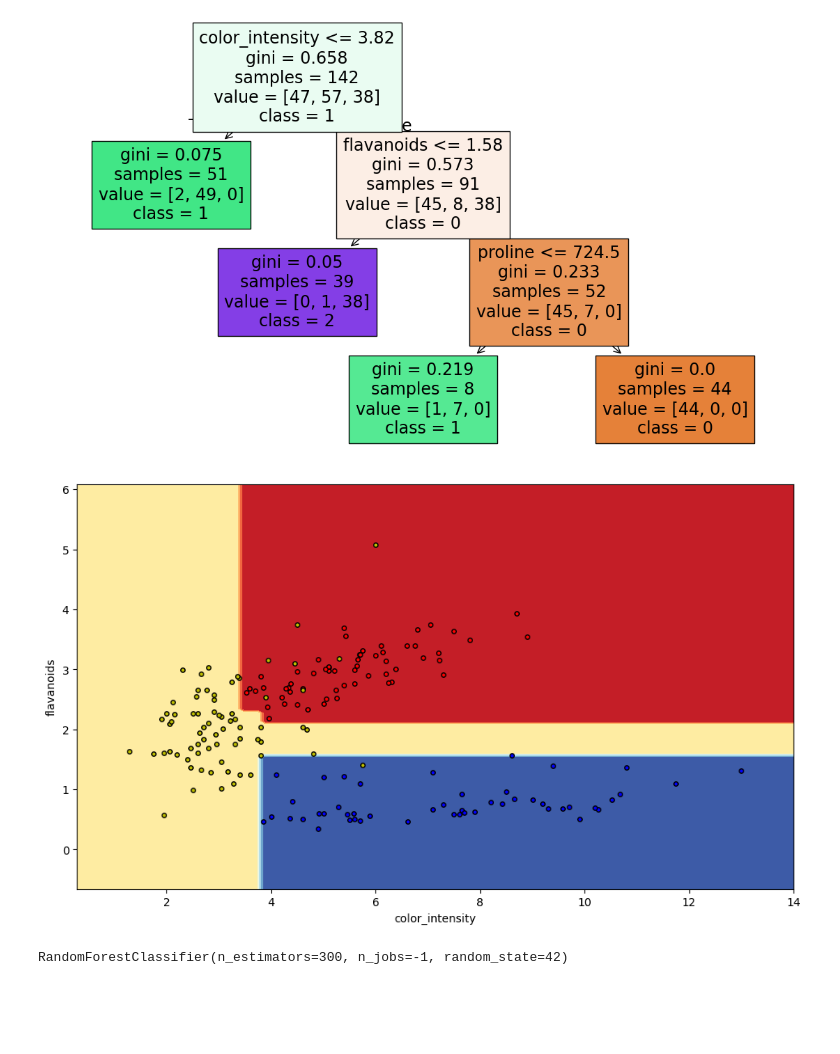
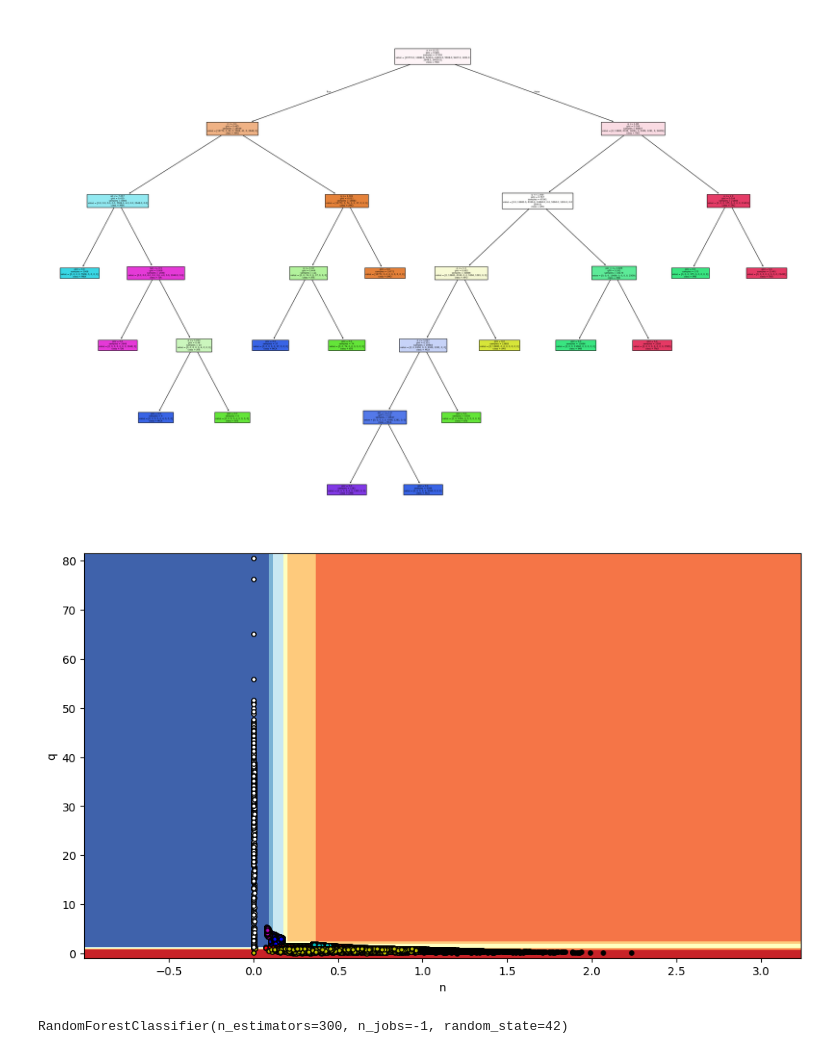
Before and after one commit to SerMisterMish/Statistical_and_Machine_Learning, a Jupyter notebook: supervised_learning/detree_rf_boost/tree.ipynb, the cells around one changed output. Drawn from its saved outputs; the diff is of its cells as text; code cells hidden in the pictures; blank space fills up the shorter version.

Commit message:
Change dataset in tree (beginning)

```diff
--- a/supervised_learning/detree_rf_boost/tree.ipynb
+++ b/supervised_learning/detree_rf_boost/tree.ipynb
@@ -40,0 +176,3 @@ X.head()
+# %%
+label_to_int = {name: i for i, name in enumerate(y.unique())}
+label_to_int
@@ -74,0 +221,3 @@ plt.show()
+# %%
+y_int = y.replace(label_to_int).astype("int")
+y_int.unique()
@@ -75,3 +226,7 @@ plt.show()
+# %%
+X_train, X_test, y_train, y_test = train_test_split(
+    X, y_int, test_size=0.20, stratify=y_int, random_state=RANDOM_STATE
+)
 # %%
 tmp_tree = DecisionTreeClassifier(random_state=RANDOM_STATE)
 path = tmp_tree.cost_complexity_pruning_path(X_train, y_train)
@@ -134,7 +289,6 @@ plt.show()
 # %%
-# n_splits = 10
-# cv = StratifiedKFold(n_splits=n_splits, shuffle=True, random_state=RANDOM_STATE)
-cv = LeaveOneOut()
+n_splits = 10
+cv = StratifiedKFold(n_splits=n_splits, shuffle=True, random_state=RANDOM_STATE)
 
 # Решающее дерево с cost-complexity pruning + кросс-валидация
 tree_param_grid = {
@@ -163,44 +315,44 @@ tree_grid.best_params_
 # %%
 # Визуализация дерева
-fig, ax = plt.subplots(figsize=(14, 8))
+fig, ax = plt.subplots(figsize=(30, 20))
 plot_tree(
     best_tree,
     feature_names=X.columns,
     class_names=[str(c) for c in sorted(np.unique(y))],
     filled=True,
     ax=ax
 )
 plt.show()
 # %% [output]
-[figure, old version]
+[figure, new version]
 # %%
 # Рисуем разделяющие гиперплоскости
 fig, ax = plt.subplots(figsize=(10, 6))
 plt.tight_layout(h_pad=0.5, w_pad=0.5, pad=2.5)
-clf = DecisionTreeClassifier(**tree_grid.best_params_).fit(X[["color_intensity", "flavanoids"]], y)
+clf = DecisionTreeClassifier(**tree_grid.best_params_).fit(X[["n", "q"]], y)
 DecisionBoundaryDisplay.from_estimator(
     clf,
-    X[["color_intensity", "flavanoids"]],
+    X[["n", "q"]],
     cmap=plt.cm.RdYlBu,
     response_method="predict",
     ax=ax,
-    xlabel="color_intensity",
-    ylabel="flavanoids",
+    xlabel="n",
+    ylabel="q",
 )
 
 # Добавляем точки
-for i, color in zip(range(3), "ryb"):
-    idx = np.asarray(y == i).nonzero()
+for i, color in zip(range(8), "bgrcmykw"):
+    idx = np.asarray(y_int == i).nonzero()
     plt.scatter(
-        X["color_intensity"].iloc[idx],
-        X["flavanoids"].iloc[idx],
+        X["n"].iloc[idx],
+        X["q"].iloc[idx],
         c=color,
         label=[0, 1, 2],
         edgecolor="black",
         s=15,
     )
 # %% [output]
-[figure, old version]
+[figure, new version]
 # %%
 # Случайный лес
 # TODO: подбор гиперпараметров
```
Also changed, not shown: parts of 23 cells of this notebook, 1 other file.
